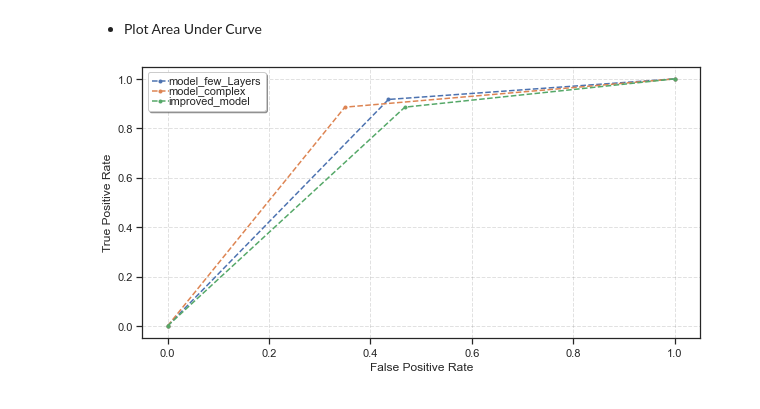
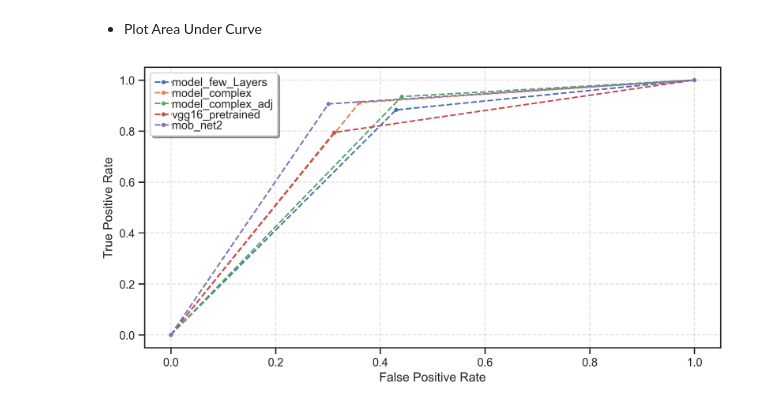
Before and after one commit to konstantinos-al/ml_project_quebec, a Jupyter notebook: Draft_report_v1.ipynb, the cells around one changed output. Drawn from its saved outputs; the diff is of its cells as text; code cells hidden in the pictures.

```diff
--- a/Draft_report_v1.ipynb
+++ b/Draft_report_v1.ipynb
@@ -865,0 +916,24 @@ Detected at node 'assert_greater_equal/Assert/AssertGuard/Assert' defined at (mo
+# %%
+loss = model_5.history['loss']
+val_loss = model_5.history['val_loss']
+acc = model_5.history['accuracy']
+val_acc = model_5.history['val_accuracy']
+epochs = range(1, len(loss) + 1)
+
+# plotting accuracy
+plt.plot(epochs, acc, color='blue', label='Training')
+plt.plot(epochs, val_acc, color='green', label='Validation')
+plt.title('Training and Validation accuracy')
+plt.xlabel('Epochs')
+plt.ylabel('Accuracy')
+plt.legend()
+plt.show()
+
+# plotting loss
+plt.plot(epochs, loss, color='orange', label='Training')
+plt.plot(epochs, val_loss, color='red', label='Validation')
+plt.title('Training and Validation loss')
+plt.xlabel('Epochs')
+plt.ylabel('Loss')
+plt.legend()
+plt.show()
@@ -920,13 +997,15 @@ classifiers = [
     model_few_Layers,
     model_complex,
     model_complex_adj,
-    improved_model
+    vgg16_pretrained,
+    mob_net2
     ]
 name_of_model = [
     "model_few_Layers",
     "model_complex",
     "model_complex_adj",
-    "improved_model"
+    "vgg16_pretrained",
+    "mob_net2"
     ]
 # %%
 # Logging for Visual Comparison
@@ -952,10 +1031,15 @@ for clf in classifiers:
     #         callbacks=[early_stopping, lrr]
     #         )
 
-    # calculate y_pred
-    y_true = np.argmax(y_test, axis = 1)[:]
-    pred = clf.predict(X_test, verbose = 0) # Predict prob and get Class Indices
-    y_pred= np.argmax(pred, axis = 1)[:]
+    if name == "mob_net2":
+        y_true = np.argmax(y_test_mn, axis = 1)[:]
+        pred = clf.predict(X_test_mn, verbose = 0) # Predict prob and get Class Indices
+        y_pred= np.argmax(pred, axis = 1)[:]
+    else:
+        # calculate y_pred
+        y_true = np.argmax(y_test, axis = 1)[:]
+        pred = clf.predict(X_test, verbose = 0) # Predict prob and get Class Indices
+        y_pred= np.argmax(pred, axis = 1)[:]
 
     # calcualte accuracy
     acc = accuracy_score(y_pred[:], y_true[:])
@@ -1164,7 +1250,7 @@ plt.subplots(figsize =(10, 5))
 
 
 # Add x, y gridlines
-plt.grid(b = True, color ='dimgrey',
+plt.grid(visible = True, color ='dimgrey',
         linestyle = '--', linewidth = 1,
         alpha = 0.2)
 
@@ -1174,31 +1260,31 @@ for clf in classifiers:
   name = name_of_model[i]
 
   i+=1
 
   y_true = np.argmax(y_test, axis = 1)[:]
 
   pred = clf.predict(X_test,verbose = 0) # Predict prob and get Class Indices
   y_pred= np.argmax(pred, axis = 1)[:]
 
    # calculate roc curves
   ns_fpr, ns_tpr, _ = roc_curve(y_true, y_pred)
 
    # plot the roc curve for the model
   plt.plot(ns_fpr, ns_tpr, marker='.', linestyle='--', label=name)
   labels.append(name)
 
 # axis labels
 plt.xlabel('False Positive Rate')
 plt.ylabel('True Positive Rate')
 plt.legend(labels,
           columnspacing=1.0,
           labelspacing=0.0,
           handletextpad=0.0,
           handlelength=1.5,
           fancybox=True,
           shadow=True)
 
 # show the plot
 plt.show()
 # %% [output]
-[figure, old version]
+[figure, new version]
```
Also changed, not shown: parts of 53 cells of this notebook.
